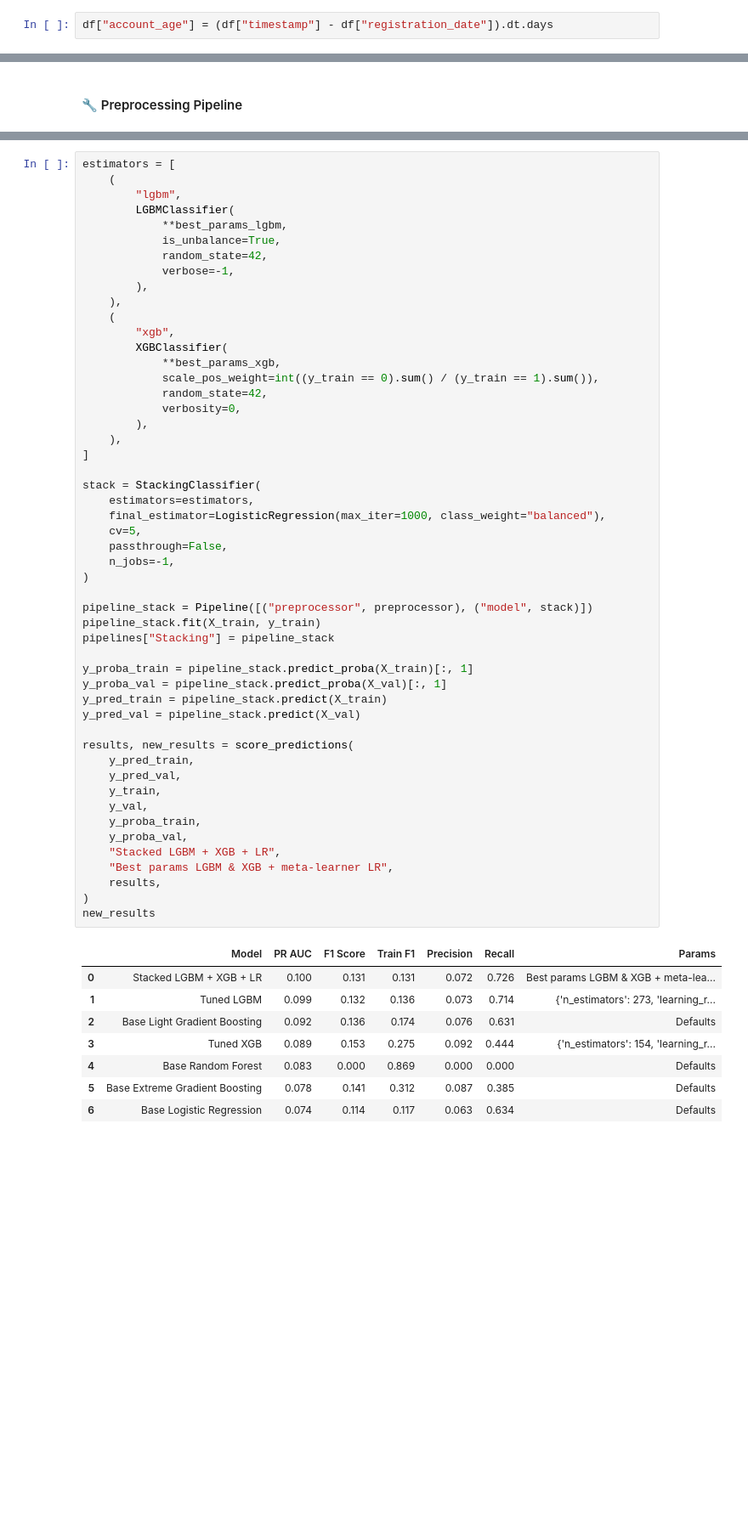
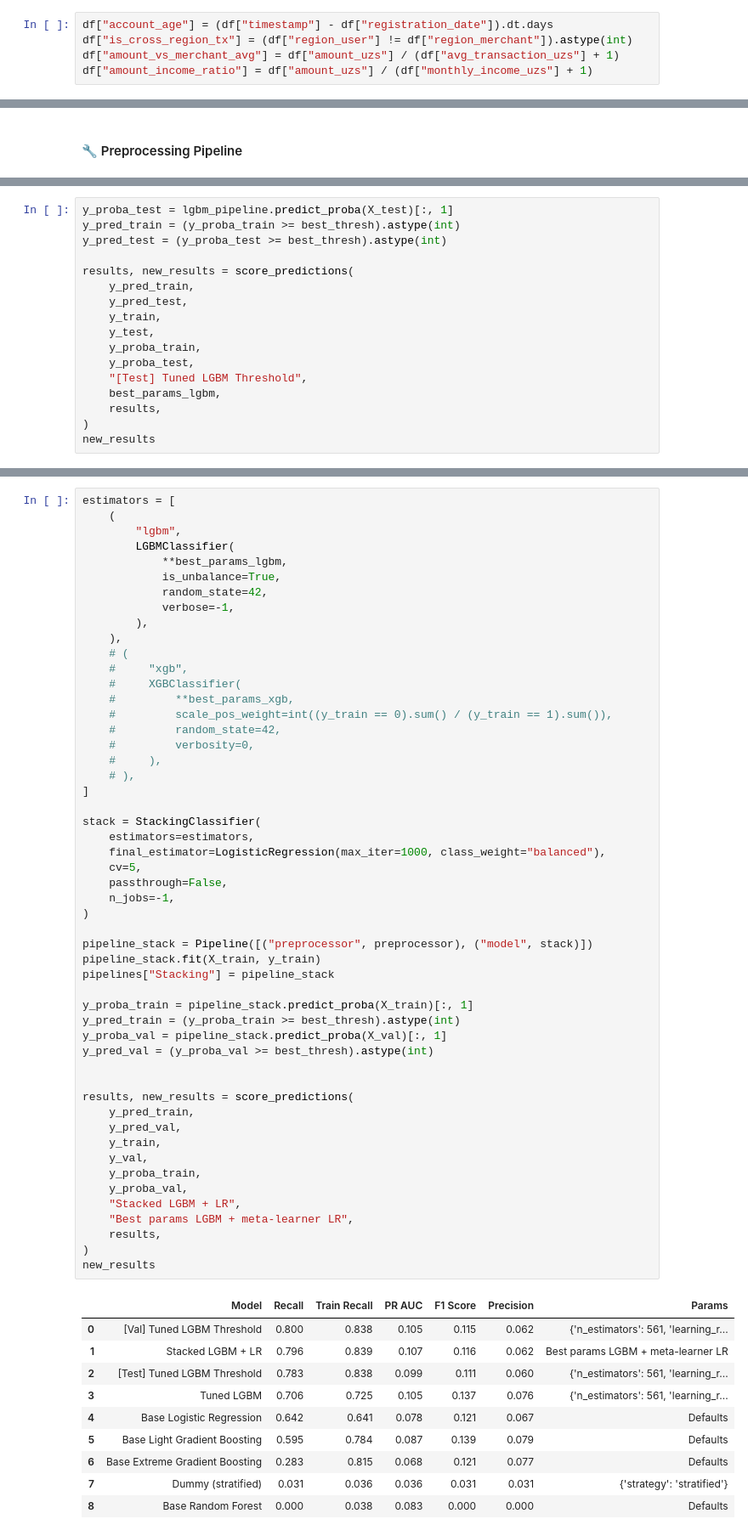
Before and after one commit to giddygarcia/fraud-detection, a Jupyter notebook: FraudDetection.ipynb, the cells around one changed output, grey strips where cells are left out. Shown at 85% size. Drawn from its saved outputs; the diff is of its cells as text; blank space fills up the shorter version.

Commit message:
Better EDA, tune models and threshold for 0.8 recall

```diff
--- a/FraudDetection.ipynb
+++ b/FraudDetection.ipynb
@@ -220,2 +250,5 @@ Account age, a useful feature given that new accounts are associated with suspic
 # %%
 df["account_age"] = (df["timestamp"] - df["registration_date"]).dt.days
+df["is_cross_region_tx"] = (df["region_user"] != df["region_merchant"]).astype(int)
+df["amount_vs_merchant_avg"] = df["amount_uzs"] / (df["avg_transaction_uzs"] + 1)
+df["amount_income_ratio"] = df["amount_uzs"] / (df["monthly_income_uzs"] + 1)
@@ -677,0 +762,17 @@ new_results
+# %%
+y_proba_test = lgbm_pipeline.predict_proba(X_test)[:, 1]
+y_pred_train = (y_proba_train >= best_thresh).astype(int)
+y_pred_test = (y_proba_test >= best_thresh).astype(int)
+
+results, new_results = score_predictions(
+    y_pred_train,
+    y_pred_test,
+    y_train,
+    y_test,
+    y_proba_train,
+    y_proba_test,
+    "[Test] Tuned LGBM Threshold",
+    best_params_lgbm,
+    results,
+)
+new_results
@@ -686,52 +799,55 @@ estimators = [
             verbose=-1,
         ),
     ),
-    (
-        "xgb",
-        XGBClassifier(
-            **best_params_xgb,
-            scale_pos_weight=int((y_train == 0).sum() / (y_train == 1).sum()),
-            random_state=42,
-            verbosity=0,
-        ),
-    ),
+    # (
+    #     "xgb",
+    #     XGBClassifier(
+    #         **best_params_xgb,
+    #         scale_pos_weight=int((y_train == 0).sum() / (y_train == 1).sum()),
+    #         random_state=42,
+    #         verbosity=0,
+    #     ),
+    # ),
 ]
 
 stack = StackingClassifier(
     estimators=estimators,
     final_estimator=LogisticRegression(max_iter=1000, class_weight="balanced"),
     cv=5,
     passthrough=False,
     n_jobs=-1,
 )
 
 pipeline_stack = Pipeline([("preprocessor", preprocessor), ("model", stack)])
 pipeline_stack.fit(X_train, y_train)
 pipelines["Stacking"] = pipeline_stack
 
 y_proba_train = pipeline_stack.predict_proba(X_train)[:, 1]
+y_pred_train = (y_proba_train >= best_thresh).astype(int)
 y_proba_val = pipeline_stack.predict_proba(X_val)[:, 1]
-y_pred_train = pipeline_stack.predict(X_train)
-y_pred_val = pipeline_stack.predict(X_val)
+y_pred_val = (y_proba_val >= best_thresh).astype(int)
+
 
 results, new_results = score_predictions(
     y_pred_train,
     y_pred_val,
     y_train,
     y_val,
     y_proba_train,
     y_proba_val,
-    "Stacked LGBM + XGB + LR",
-    "Best params LGBM & XGB + meta-learner LR",
+    "Stacked LGBM + LR",
+    "Best params LGBM + meta-learner LR",
     results,
 )
 new_results
 # %% [output]
-|  | Model | PR AUC | F1 Score | Train F1 | Precision | Recall | Params |
-| 0 | Stacked LGBM + XGB + LR | 0.100 | 0.131 | 0.131 | 0.072 | 0.726 | Best params LGBM & XGB + meta-lea... |
-| 1 | Tuned LGBM | 0.099 | 0.132 | 0.136 | 0.073 | 0.714 | {'n_estimators': 273, 'learning_r... |
-| 2 | Base Light Gradient Boosting | 0.092 | 0.136 | 0.174 | 0.076 | 0.631 | Defaults |
-| 3 | Tuned XGB | 0.089 | 0.153 | 0.275 | 0.092 | 0.444 | {'n_estimators': 154, 'learning_r... |
-| 4 | Base Random Forest | 0.083 | 0.000 | 0.869 | 0.000 | 0.000 | Defaults |
-| 5 | Base Extreme Gradient Boosting | 0.078 | 0.141 | 0.312 | 0.087 | 0.385 | Defaults |
-| 6 | Base Logistic Regression | 0.074 | 0.114 | 0.117 | 0.063 | 0.634 | Defaults |
+|  | Model | Recall | Train Recall | PR AUC | F1 Score | Precision | Params |
+| 0 | [Val] Tuned LGBM Threshold | 0.800 | 0.838 | 0.105 | 0.115 | 0.062 | {'n_estimators': 561, 'learning_r... |
+| 1 | Stacked LGBM + LR | 0.796 | 0.839 | 0.107 | 0.116 | 0.062 | Best params LGBM + meta-learner LR |
+| 2 | [Test] Tuned LGBM Threshold | 0.783 | 0.838 | 0.099 | 0.111 | 0.060 | {'n_estimators': 561, 'learning_r... |
+| 3 | Tuned LGBM | 0.706 | 0.725 | 0.105 | 0.137 | 0.076 | {'n_estimators': 561, 'learning_r... |
+| 4 | Base Logistic Regression | 0.642 | 0.641 | 0.078 | 0.121 | 0.067 | Defaults |
+| 5 | Base Light Gradient Boosting | 0.595 | 0.784 | 0.087 | 0.139 | 0.079 | Defaults |
+| 6 | Base Extreme Gradient Boosting | 0.283 | 0.815 | 0.068 | 0.121 | 0.077 | Defaults |
+| 7 | Dummy (stratified) | 0.031 | 0.036 | 0.036 | 0.031 | 0.031 | {'strategy': 'stratified'} |
+| 8 | Base Random Forest | 0.000 | 0.038 | 0.083 | 0.000 | 0.000 | Defaults |
```
Also changed, not shown: parts of 61 cells of this notebook, 2 other files.
